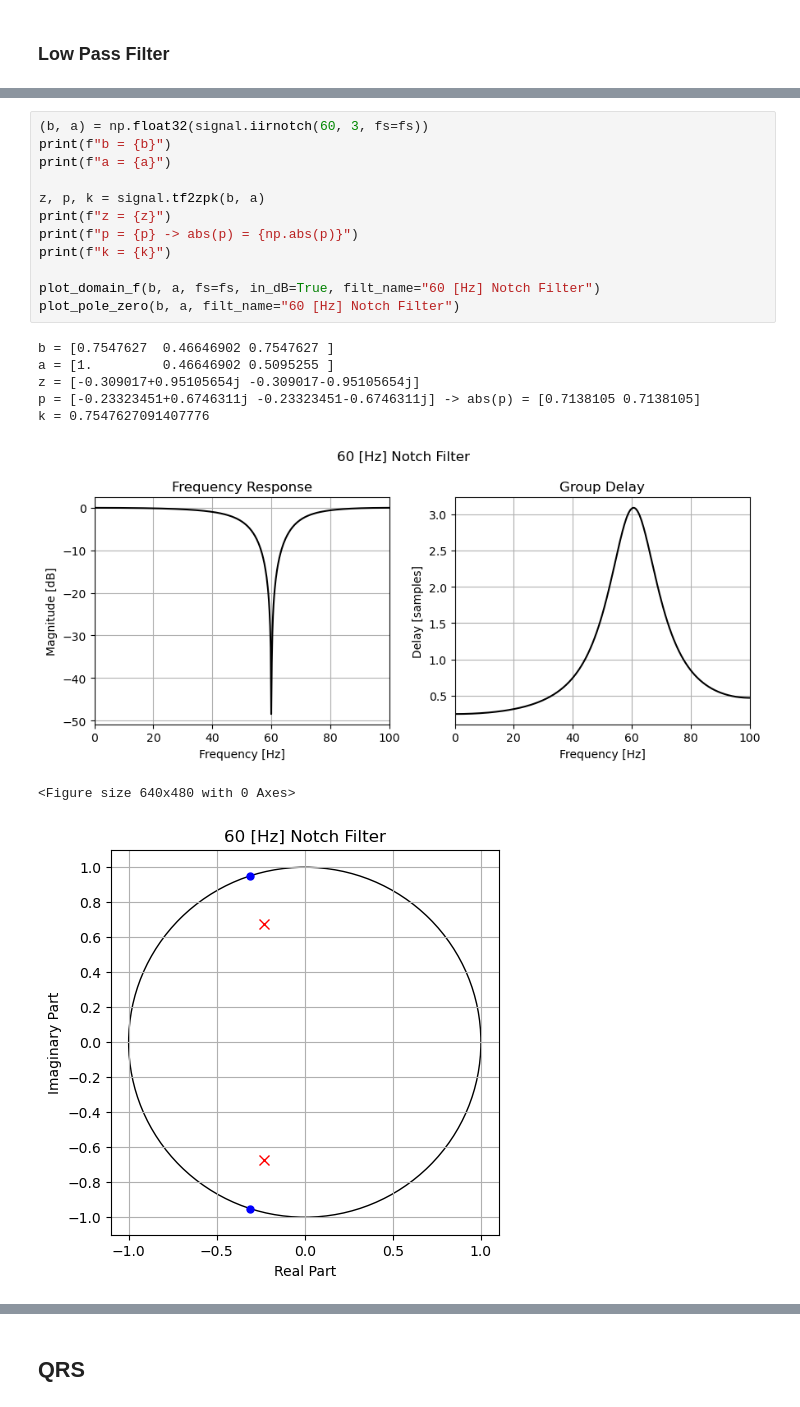
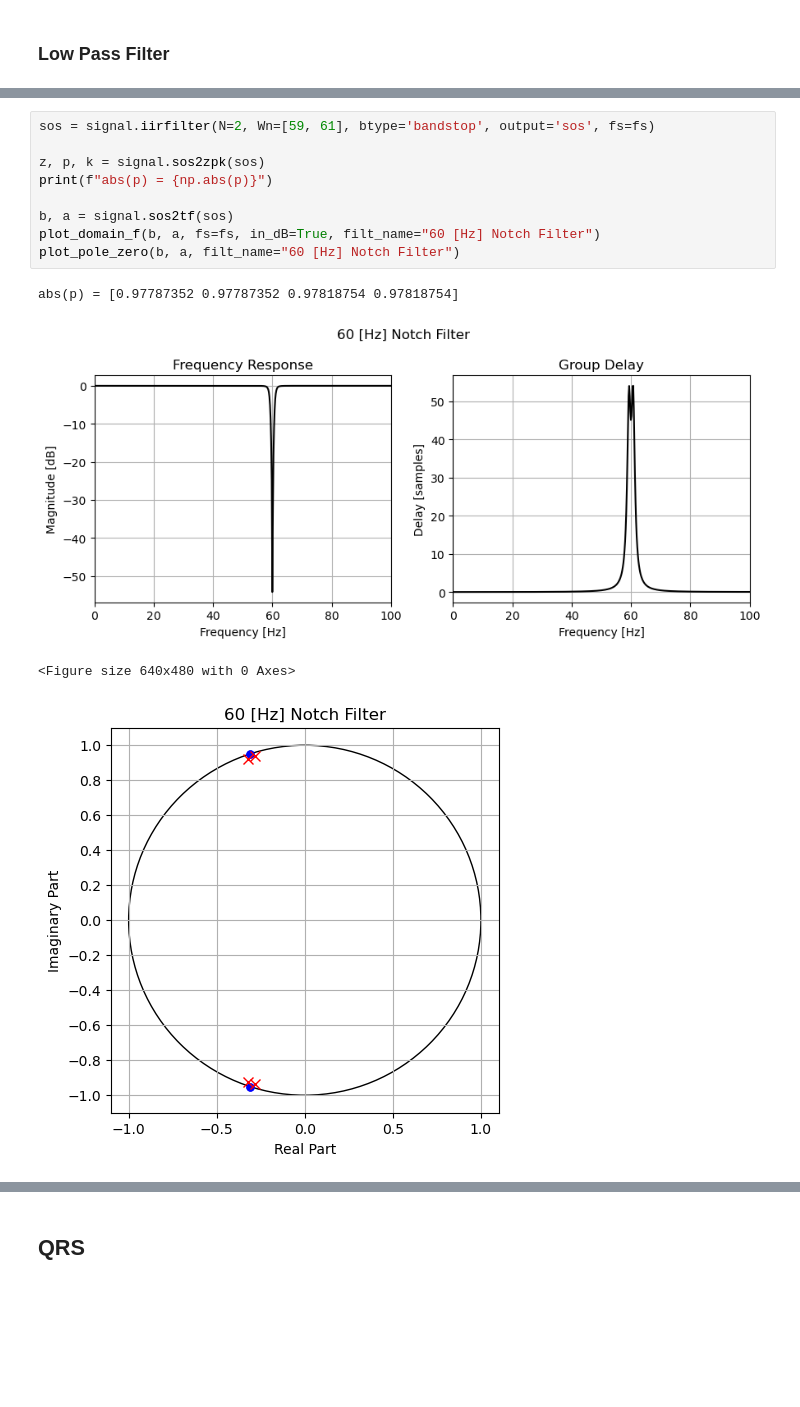
Before and after one commit to bryanmcelvy/microHeartMonitor, a Jupyter notebook: tools/filter_design/filt_design.ipynb, the cells around one changed output, grey strips where cells are left out. Cells and saved outputs as stored; diff of their text form; blank space fills up the shorter version.

```diff
--- a/tools/filter_design/filt_design.ipynb
+++ b/tools/filter_design/filt_design.ipynb
@@ -98,21 +32,14 @@ plot_pole_zero(b, a)
 # %%
-(b, a) = np.float32(signal.iirnotch(60, 3, fs=fs))
-print(f"b = {b}")
-print(f"a = {a}")
+sos = signal.iirfilter(N=2, Wn=[59, 61], btype='bandstop', output='sos', fs=fs)
 
-z, p, k = signal.tf2zpk(b, a)
-print(f"z = {z}")
-print(f"p = {p} -> abs(p) = {np.abs(p)}")
-print(f"k = {k}")
+z, p, k = signal.sos2zpk(sos)
+print(f"abs(p) = {np.abs(p)}")
 
+b, a = signal.sos2tf(sos)
 plot_domain_f(b, a, fs=fs, in_dB=True, filt_name="60 [Hz] Notch Filter")
 plot_pole_zero(b, a, filt_name="60 [Hz] Notch Filter")
 # %% [output]
-b = [0.7547627  0.46646902 0.7547627 ]
-a = [1.         0.46646902 0.5095255 ]
-z = [-0.309017+0.95105654j -0.309017-0.95105654j]
-p = [-0.23323451+0.6746311j -0.23323451-0.6746311j] -> abs(p) = [0.7138105 0.7138105]
-k = 0.7547627091407776
+abs(p) = [0.97787352 0.97787352 0.97818754 0.97818754]
-[figure, old version]
+[figure, new version]
 <Figure size 640x480 with 0 Axes>
-[figure, old version]
+[figure, new version]
```
Also changed, not shown: parts of 17 cells of this notebook, 2 other files.
